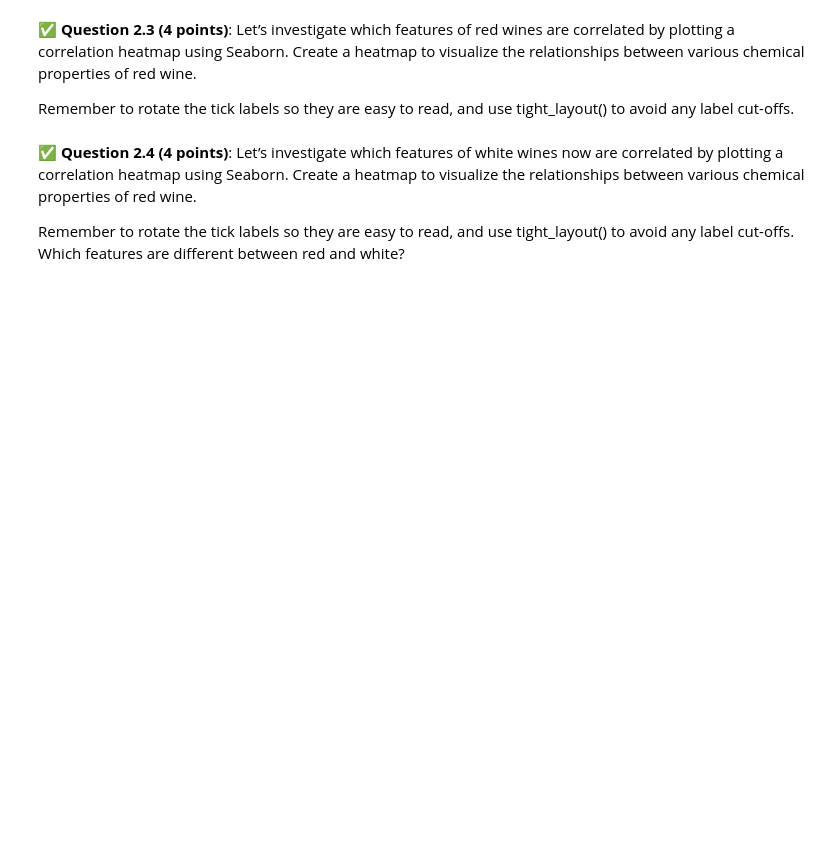
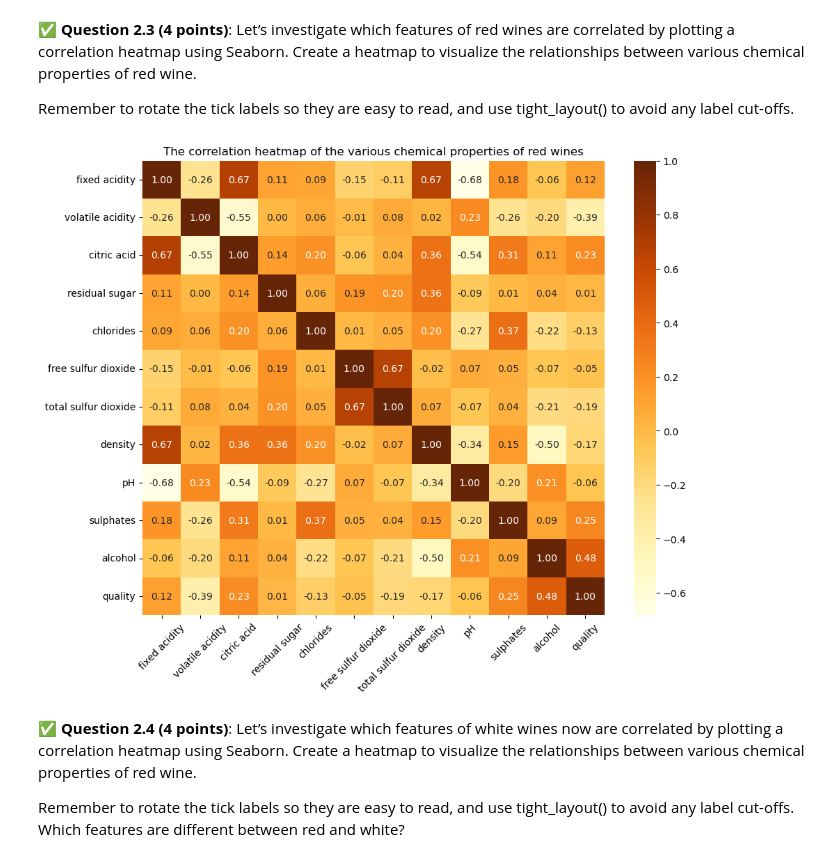
Before and after one commit to lowell-monis/cmse202, a Jupyter notebook: hw-03/HW-03_Regression-STUDENT.ipynb, the cells around one changed output. Saved outputs shown, nothing was run; the diff lists cells and outputs as text; code cells hidden in the pictures; blank space fills up the shorter version.

```diff
--- a/hw-03/HW-03_Regression-STUDENT.ipynb
+++ b/hw-03/HW-03_Regression-STUDENT.ipynb
@@ -78,0 +85,5 @@ https://archive.ics.uci.edu/ml/machine-learning-databases/wine-quality/winequali
+# %%
+# loading the files
+
+red = pd.read_csv('winequality-red.csv', sep = ';')
+white = pd.read_csv('winequality-white.csv', sep = ';')
@@ -85,3 +128,22 @@ Remember to rotate the tick labels so they are easy to read, and use tight_layou
+# %%
+corr_red = red.corr() # correlation matrix
+
+plt.figure(figsize=(10, 8)) # figure size
+sns.heatmap(corr_red, annot=True, cmap='YlOrBr', fmt = '.2f') # heatmap plot
+# rounded coefficients to 2 decimal points for annotations to improve aesthetics
+
+# tick label rotation
+plt.xticks(rotation=45) # 45 instead of 90 so the viewer does not have to turn their heads :)
+plt.yticks(rotation=0)  # does not need rotation
+
+plt.tight_layout()
+plt.title('The correlation heatmap of the various chemical properties of red wines')
+plt.show()
+
+# [1] Waskom, M. L., (2021). seaborn.heatmap. Accessed on November 10, 2024 from https://seaborn.pydata.org/generated/seaborn.heatmap.html
+# [2] Waskom, M. L., (2021). Choosing color palettes. Accessed on November 10, 2024 from https://seaborn.pydata.org/tutorial/color_palettes.html
+# %% [output]
+[figure, added]
 # %% [markdown]
 &#9989;  **Question 2.4 (4 points)**: Let’s investigate which features of white wines now are correlated by plotting a correlation heatmap using Seaborn. Create a heatmap to visualize the relationships between various chemical properties of red wine.
 
```
Also changed, not shown: parts of 10 cells of this notebook.
